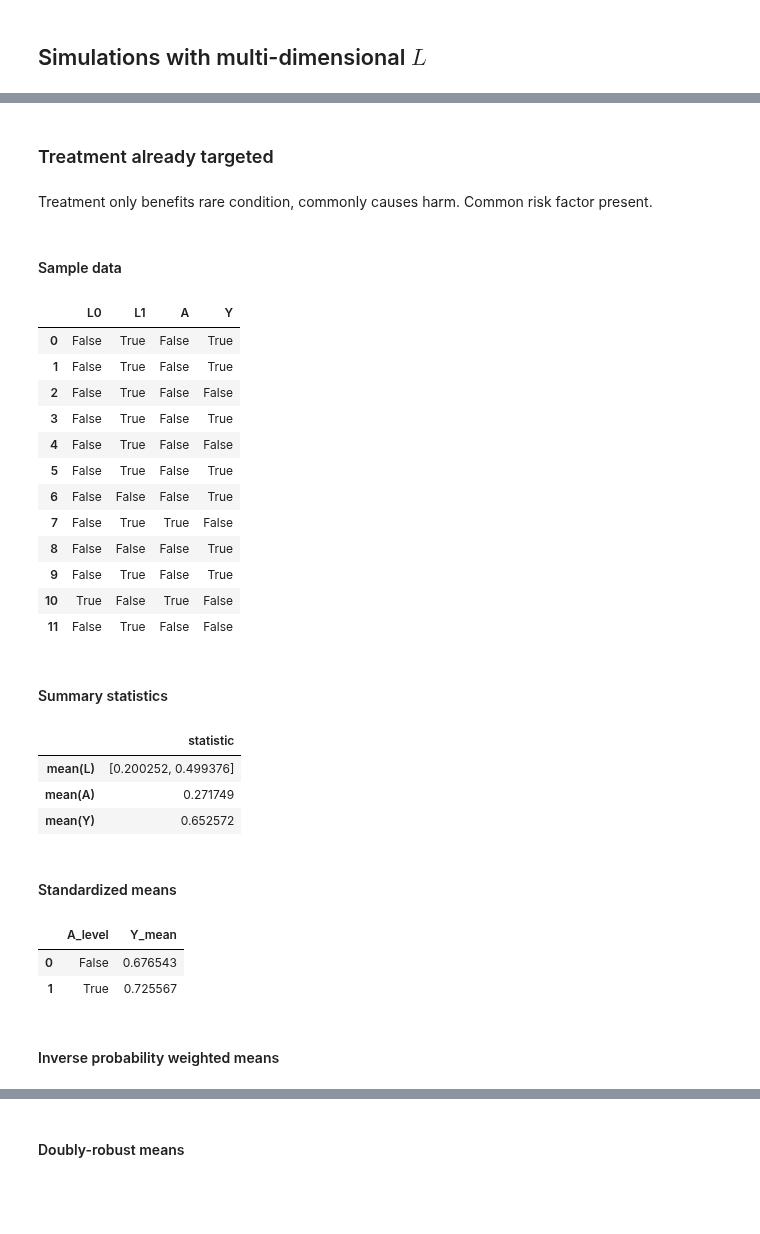
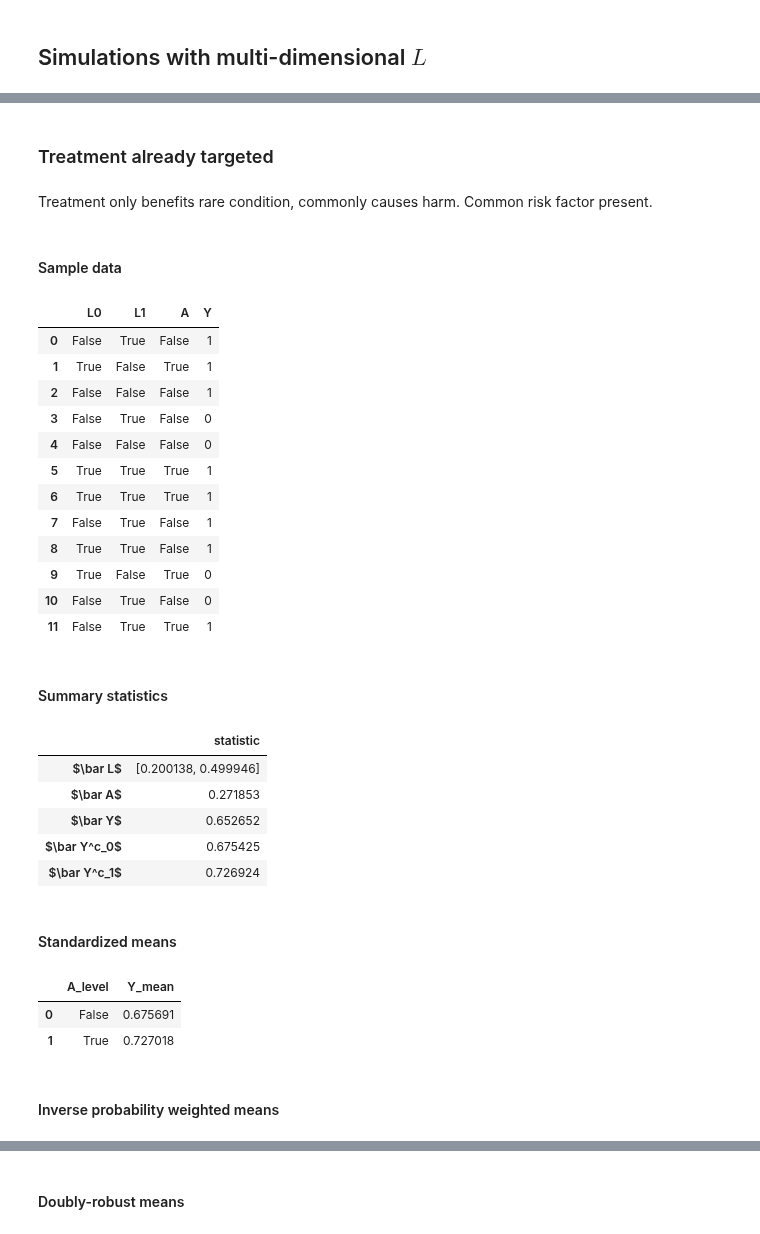
Before and after one commit to kms15/reading_notes, a Jupyter notebook: whatif/2022-04-28MeetingNotes.ipynb, the cells around one changed output, grey strips where cells are left out. Saved outputs shown, nothing was run; the diff lists cells and outputs as text; code cells hidden in the pictures; blank space fills up the shorter version.

Commit message:
add counterfactual results to model to compare with estimates

```diff
--- a/whatif/2022-04-28MeetingNotes.ipynb
+++ b/whatif/2022-04-28MeetingNotes.ipynb
@@ -225,20 +225,25 @@ def summarize_model(data, title='', description=''):
 
     display(Markdown('#### Summary statistics'))
     stats = {
-        'mean(L)': [np.mean(L[:,i]) for i in range(L.shape[1])],
-        'mean(A)': np.mean(A),
-        'mean(Y)': np.mean(Y),
+        '$\\bar L$': [np.mean(L[:,i]) for i in range(L.shape[1])],
+        '$\\bar A$': np.mean(A),
+        '$\\bar Y$': np.mean(Y),
     }
+    if 'Y_a_0' in data:
+        stats = stats | {
+        '$\\bar Y^c_0$': np.mean(data['Y_a_0']),
+        '$\\bar Y^c_1$': np.mean(data['Y_a_1']),
+        }
     display(pd.DataFrame({'statistic': stats.values()}, index=stats.keys()))
 
     display(Markdown('#### Standardized means'))
-    display(pd.DataFrame(standardized_means_for_A(**data)))
+    display(pd.DataFrame(standardized_means_for_A(L, A, Y)))
 
     display(Markdown('#### Inverse probability weighted means'))
-    display(pd.DataFrame(ip_weighted_means_for_A(**data)))
+    display(pd.DataFrame(ip_weighted_means_for_A(L, A, Y)))
 
     display(Markdown('#### Doubly-robust means'))
-    display(pd.DataFrame(doubly_robust_means_for_A(**data)))
+    display(pd.DataFrame(doubly_robust_means_for_A(L, A, Y)))
 # %%
 summarize_model(ch2data, 'Analysis of data from chapter 2', 'Validating the summary function with data from chapter 2')
 # %% [output]
@@ -303,16 +308,29 @@ def generate_simple_logistic_model_data(N=1000000, P_L=0.5,
     L = np.random.uniform(size=(N,)+np.array(P_L).shape) < P_L
     P_A_given_l = sps.logistic.cdf(beta_A_0 + L.dot(beta_A_L))
     A = np.random.uniform(size=N) < P_A_given_l
-    P_Y_given_l_a = sps.logistic.cdf(beta_Y_0 + L.dot(beta_Y_L) +
-                                     A.dot(beta_Y_A) +
-                                     L.dot(beta_Y_LA)*A
+    #P_Y_given_l_a = sps.logistic.cdf(beta_Y_0 + L.dot(beta_Y_L) +
+    #                                 A.dot(beta_Y_A) +
+    #                                 L.dot(beta_Y_LA)*A
+    #                                 )
+    #Y = np.random.uniform(size=N) < P_Y_given_l_a
+    P_Y_given_l_a_0 = sps.logistic.cdf(beta_Y_0 + L.dot(beta_Y_L) #+
+                                     #A.dot(beta_Y_A) +
+                                     #L.dot(beta_Y_LA)*A
                                      )
-    Y = np.random.uniform(size=N) < P_Y_given_l_a
+    P_Y_given_l_a_1 = sps.logistic.cdf(beta_Y_0 + L.dot(beta_Y_L) +
+                                     beta_Y_A +#A.dot(beta_Y_A) +
+                                     L.dot(beta_Y_LA)#L.dot(beta_Y_LA)*A
+                                     )
+    Y_a_0 = np.random.uniform(size=N) < P_Y_given_l_a_0
+    Y_a_1 = np.random.uniform(size=N) < P_Y_given_l_a_1
+    Y = Y_a_0 * (1 - A) + Y_a_1 * A
 
     return {
         'L' : L,
         'A' : A,
         'Y' : Y,
+        'Y_a_0': Y_a_0,
+        'Y_a_1': Y_a_1,
     } | ({
         'P_L' : P_L,
         'P_A_given_l' : P_A_given_l,
@@ -638,32 +673,35 @@ No interactions, 1:1 odds for L, A, and Y
 # %%
-summarize_model(generate_simple_logistic_model_data(P_L=(0.2,0.5), beta_A_0=-2, beta_A_L=(4,0), beta_Y_L=(2, 1), beta_Y_LA=(-2,2)),
+summarize_model(generate_simple_logistic_model_data(
+    P_L=(0.2,0.5), beta_A_0=-2, beta_A_L=(4,0), beta_Y_L=(2, 1), beta_Y_LA=(-2,2)),
     'Treatment already targeted',
     'Treatment only benefits rare condition, commonly causes harm. Common risk factor present.')
 # %% [output]
 ### Treatment already targeted
 Treatment only benefits rare condition, commonly causes harm. Common risk factor present.
 #### Sample data
 |  | L0 | L1 | A | Y |
-| 0 | False | True | False | True |
-| 1 | False | True | False | True |
-| 2 | False | True | False | False |
-| 3 | False | True | False | True |
-| 4 | False | True | False | False |
-| 5 | False | True | False | True |
-| 6 | False | False | False | True |
-| 7 | False | True | True | False |
-| 8 | False | False | False | True |
-| 9 | False | True | False | True |
-| 10 | True | False | True | False |
-| 11 | False | True | False | False |
+| 0 | False | True | False | 1 |
+| 1 | True | False | True | 1 |
+| 2 | False | False | False | 1 |
+| 3 | False | True | False | 0 |
+| 4 | False | False | False | 0 |
+| 5 | True | True | True | 1 |
+| 6 | True | True | True | 1 |
+| 7 | False | True | False | 1 |
+| 8 | True | True | False | 1 |
+| 9 | True | False | True | 0 |
+| 10 | False | True | False | 0 |
+| 11 | False | True | True | 1 |
 #### Summary statistics
 |  | statistic |
-| mean(L) | [0.200252, 0.499376] |
-| mean(A) | 0.271749 |
-| mean(Y) | 0.652572 |
+| $\bar L$ | [0.200138, 0.499946] |
+| $\bar A$ | 0.271853 |
+| $\bar Y$ | 0.652652 |
+| $\bar Y^c_0$ | 0.675425 |
+| $\bar Y^c_1$ | 0.726924 |
 #### Standardized means
 |  | A_level | Y_mean |
-| 0 | False | 0.676543 |
-| 1 | True | 0.725567 |
+| 0 | False | 0.675691 |
+| 1 | True | 0.727018 |
 #### Inverse probability weighted means
 |  | A_level | Y_mean |
```
Also changed, not shown: parts of 12 cells of this notebook.
